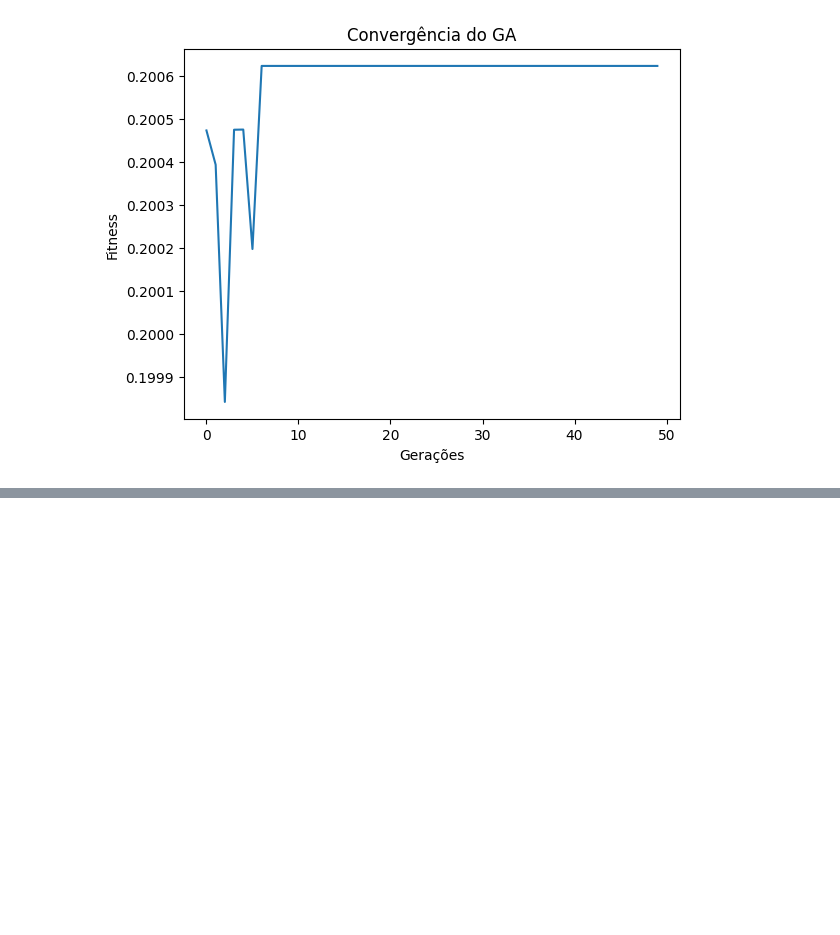
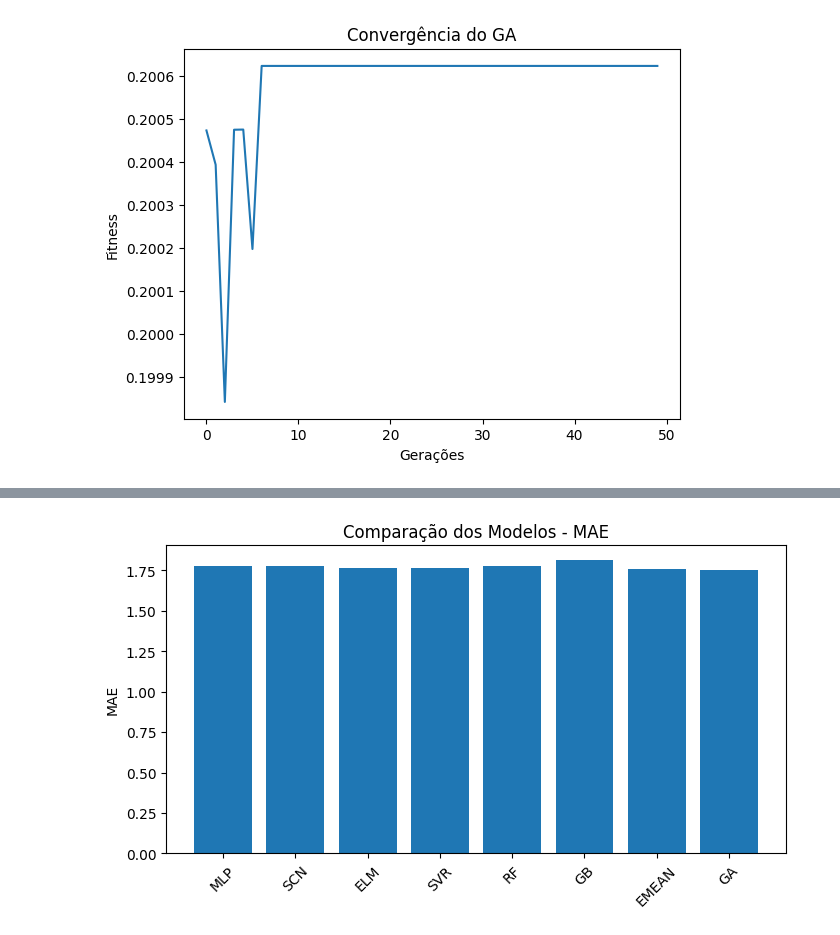
Before and after one commit to tmnds/ga_forecast, a Jupyter notebook: call_forecast.ipynb, the cells around one changed output, grey strips where cells are left out. Saved outputs shown, nothing was run; the diff lists cells and outputs as text; code cells hidden in the pictures; blank space fills up the shorter version.

```diff
--- a/call_forecast.ipynb
+++ b/call_forecast.ipynb
@@ -179,0 +171,11 @@ plt.grid()
+# %%
+plt.figure(figsize=(8,4))
+plt.bar(df_metrics.index, df_metrics['MAE'])
+
+plt.title('Comparação dos Modelos - MAE')
+plt.ylabel('MAE')
+plt.xticks(rotation=45)
+
+plt.show()
+# %% [output]
+[figure, added]
```
Also changed, not shown: parts of 16 cells of this notebook, 1 other file.
